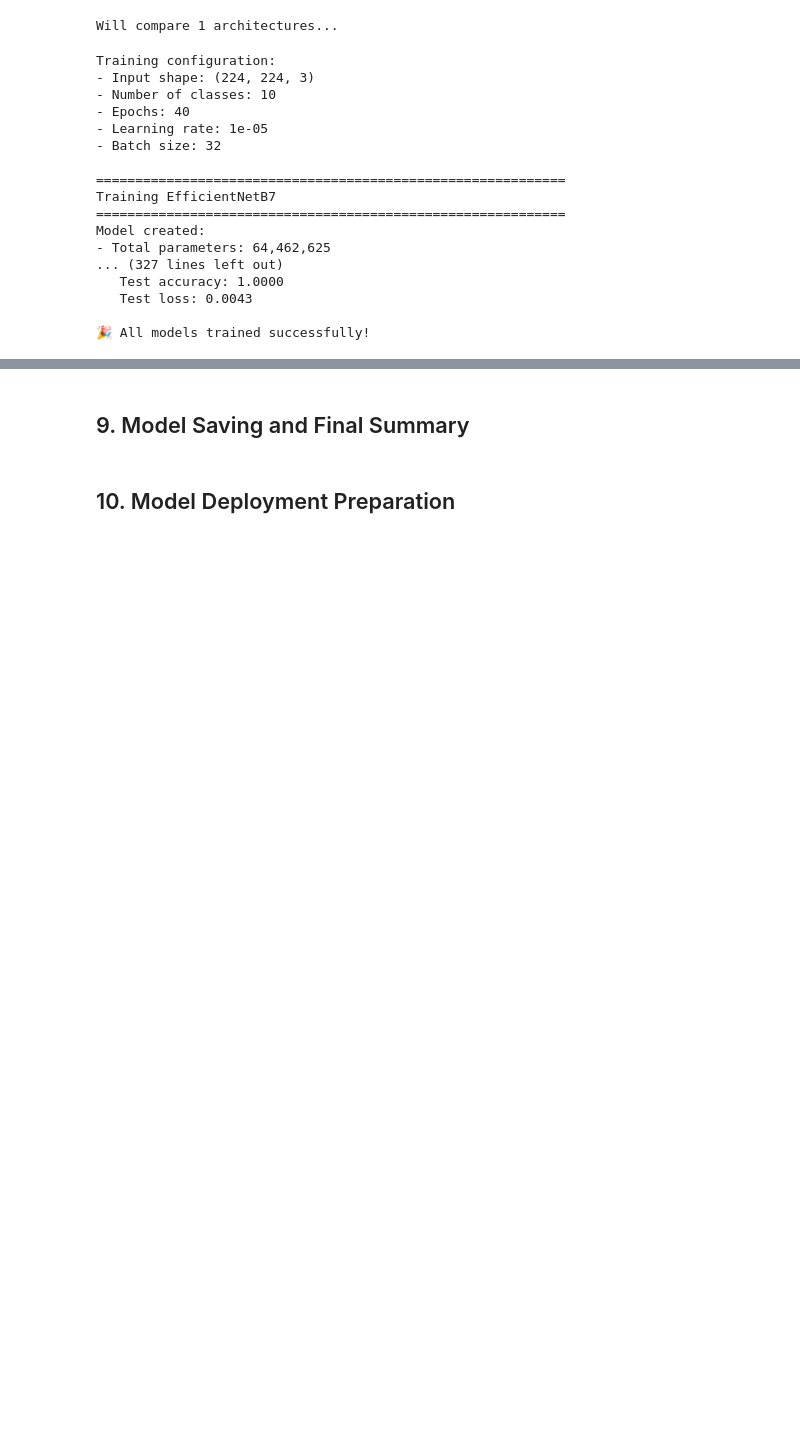
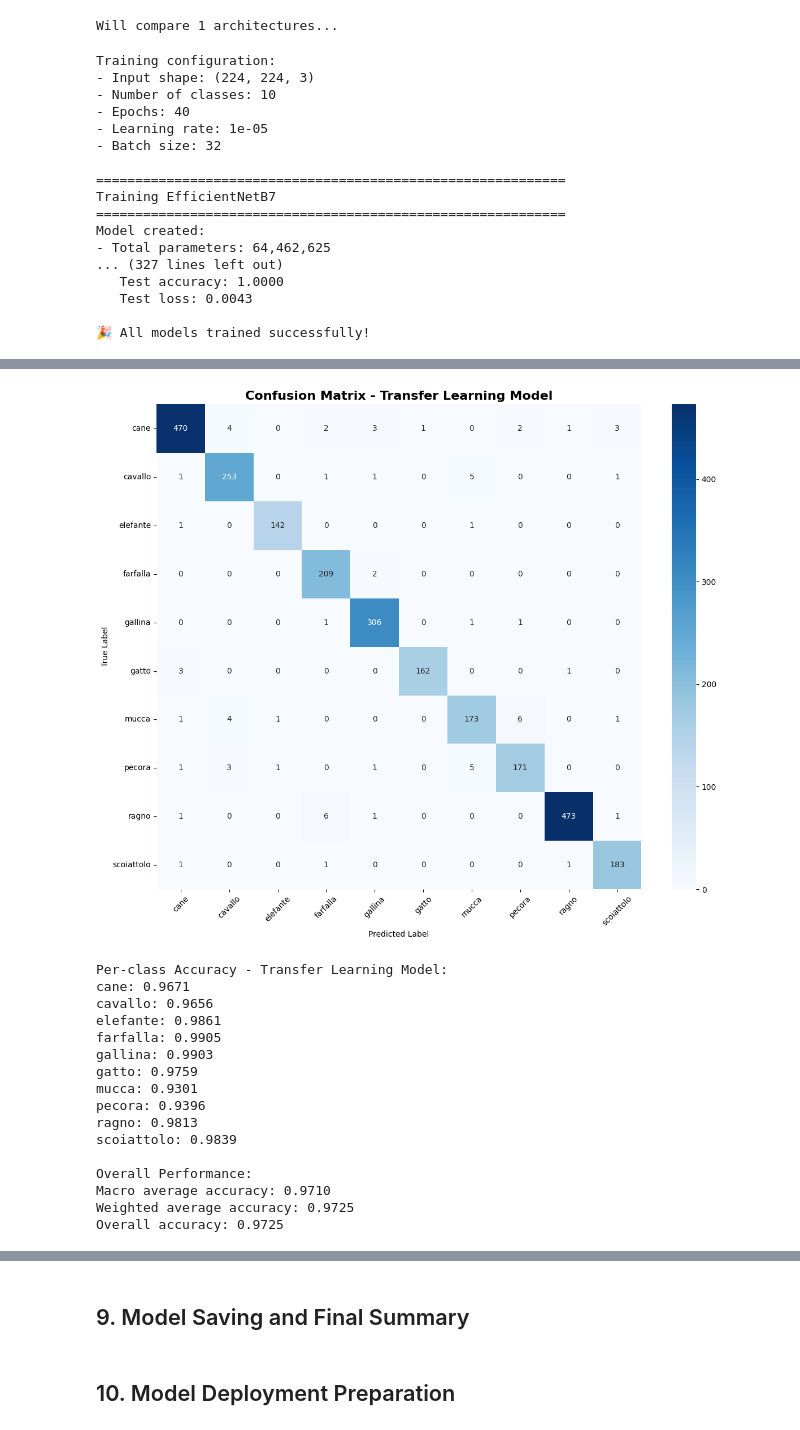
Before and after one commit to NAVSmith/image_class_project_ih, a Jupyter notebook: notebooks/03_transfer_learning_pretrained_models.ipynb, the cells around one changed output, grey strips where cells are left out. Cells and saved outputs as stored; diff of their text form; code cells hidden in the pictures; blank space fills up the shorter version.

Commit message:
working version of the transfer learning

```diff
--- a/notebooks/03_transfer_learning_pretrained_models.ipynb
+++ b/notebooks/03_transfer_learning_pretrained_models.ipynb
@@ -461 +597,5 @@ print(f"Test accuracy: {best_result['test_accuracy']:.4f}")
+# %%
+# load a model a tensflow model using h5 file
+model_path = '../models/efficientnet_transfer_best_09725_val_09612_trian.h5'
+transfer_model = tf.keras.models.load_model(model_path)
 # %%
@@ -516,38 +657,46 @@ plot_performance_comparison(results, finetune_test_accuracy if 'finetune_test_ac
 # %%
-# Use the fine-tuned model as the best model
-best_model = finetune_model
-best_model_name_display = f"{best_result['display_name']} (Fine-tuned)"
+# Generate and plot confusion matrix
+cm = confusion_matrix(y_true_classes, y_pred_classes)
 
-print(f"🏆 Best Model: {best_model_name_display}")
-print(f"📊 Detailed Evaluation on Test Set")
-print("="*60)
+plt.figure(figsize=(12, 10))
+sns.heatmap(cm, annot=True, fmt='d', cmap='Blues',
+           xticklabels=class_names, yticklabels=class_names)
+plt.title('Confusion Matrix - Transfer Learning Model', fontsize=16, fontweight='bold')
+plt.xlabel('Predicted Label')
+plt.ylabel('True Label')
+plt.xticks(rotation=45)
+plt.yticks(rotation=0)
+plt.tight_layout()
+plt.show()
 
-# Generate predictions on test set
-test_ds.reset()
-print("Generating predictions on test set...")
-y_pred = best_model.predict(test_ds, verbose=1)
-y_pred_classes = np.argmax(y_pred, axis=1)
+# Calculate per-class accuracy
+class_accuracy = cm.diagonal() / cm.sum(axis=1)
+print("\nPer-class Accuracy - Transfer Learning Model:")
+for i, class_name in enumerate(class_names):
+    print(f"{class_name}: {class_accuracy[i]:.4f}")
 
-# Get true labels from test generator
-test_ds.reset()
-y_true_classes = []
-for i in range(len(test_ds)):
-    batch_images, batch_labels = next(test_ds)
-    batch_true_classes = np.argmax(batch_labels, axis=1)
-    y_true_classes.extend(batch_true_classes)
-
-y_true_classes = np.array(y_true_classes)
-
-# Ensure we have the same number of predictions and true labels
-min_length = min(len(y_pred_classes), len(y_true_classes))
-y_pred_classes = y_pred_classes[:min_length]
-y_true_classes = y_true_classes[:min_length]
-
-print(f"Number of test samples evaluated: {min_length}")
-
-# Classification report
-print(f"\n📋 Classification Report - {best_model_name_display}:")
-print(classification_report(y_true_classes, y_pred_classes, target_names=class_names))
-
-# Reset generator
-test_ds.reset()
+# Calculate and display macro and weighted averages
+macro_avg = np.mean(class_accuracy)
+weighted_avg = np.average(class_accuracy, weights=cm.sum(axis=1))
+print(f"\nOverall Performance:")
+print(f"Macro average accuracy: {macro_avg:.4f}")
+print(f"Weighted average accuracy: {weighted_avg:.4f}")
+print(f"Overall accuracy: {val_accuracy:.4f}")
+# %% [output]
+[figure, added]
+Per-class Accuracy - Transfer Learning Model:
+cane: 0.9671
+cavallo: 0.9656
+elefante: 0.9861
+farfalla: 0.9905
+gallina: 0.9903
+gatto: 0.9759
+mucca: 0.9301
+pecora: 0.9396
+ragno: 0.9813
+scoiattolo: 0.9839
+
+Overall Performance:
+Macro average accuracy: 0.9710
+Weighted average accuracy: 0.9725
+Overall accuracy: 0.9725
```
Also changed, not shown: parts of 9 cells of this notebook, 1 other file.
